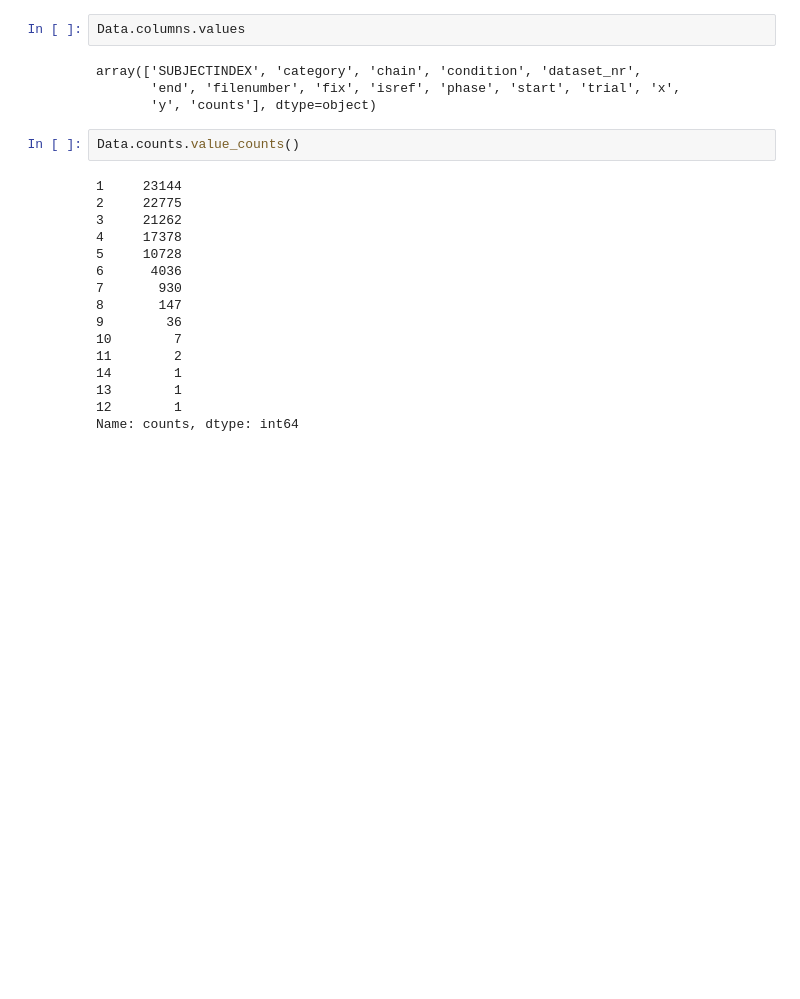
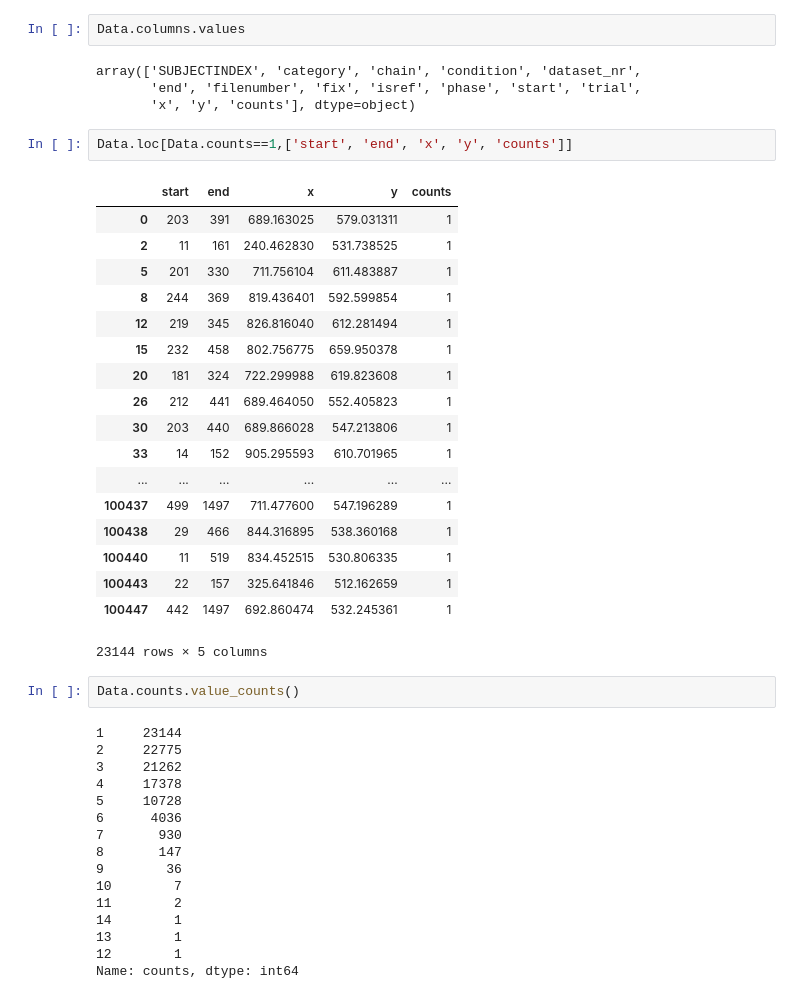
Before and after one commit to hyunwoogu/EyeStrategy, a Jupyter notebook: EyeTrack.ipynb, the cells around one changed output. Saved outputs shown, nothing was run; the diff lists cells and outputs as text; blank space fills up the shorter version.

```diff
--- a/EyeTrack.ipynb
+++ b/EyeTrack.ipynb
@@ -52,3 +52,24 @@ array(['SUBJECTINDEX', 'category', 'chain', 'condition', 'dataset_nr',
+# %%
+Data.loc[Data.counts==1,['start', 'end', 'x', 'y', 'counts']]
+# %% [output]
+|  | start | end | x | y | counts |
+| 0 | 203 | 391 | 689.163025 | 579.031311 | 1 |
+| 2 | 11 | 161 | 240.462830 | 531.738525 | 1 |
+| 5 | 201 | 330 | 711.756104 | 611.483887 | 1 |
+| 8 | 244 | 369 | 819.436401 | 592.599854 | 1 |
+| 12 | 219 | 345 | 826.816040 | 612.281494 | 1 |
+| 15 | 232 | 458 | 802.756775 | 659.950378 | 1 |
+| 20 | 181 | 324 | 722.299988 | 619.823608 | 1 |
+| 26 | 212 | 441 | 689.464050 | 552.405823 | 1 |
+| 30 | 203 | 440 | 689.866028 | 547.213806 | 1 |
+| 33 | 14 | 152 | 905.295593 | 610.701965 | 1 |
+| ... | ... | ... | ... | ... | ... |
+| 100437 | 499 | 1497 | 711.477600 | 547.196289 | 1 |
+| 100438 | 29 | 466 | 844.316895 | 538.360168 | 1 |
+| 100440 | 11 | 519 | 834.452515 | 530.806335 | 1 |
+| 100443 | 22 | 157 | 325.641846 | 512.162659 | 1 |
+| 100447 | 442 | 1497 | 692.860474 | 532.245361 | 1 |
+23144 rows × 5 columns
 # %%
 Data.counts.value_counts()
 # %% [output]
```
Also changed, not shown: parts of 2 cells of this notebook.
